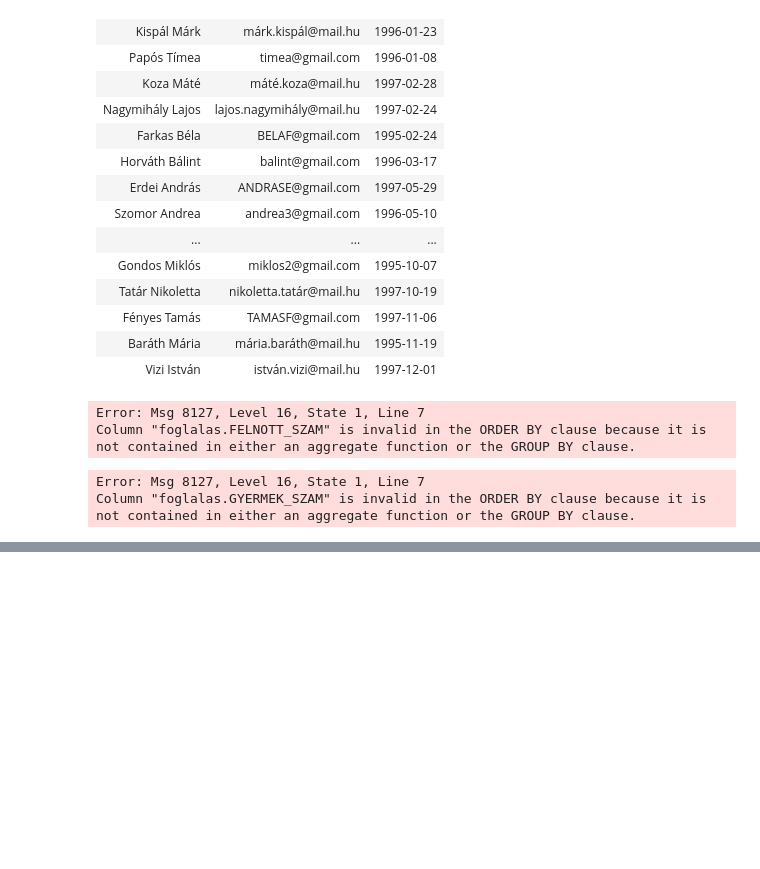
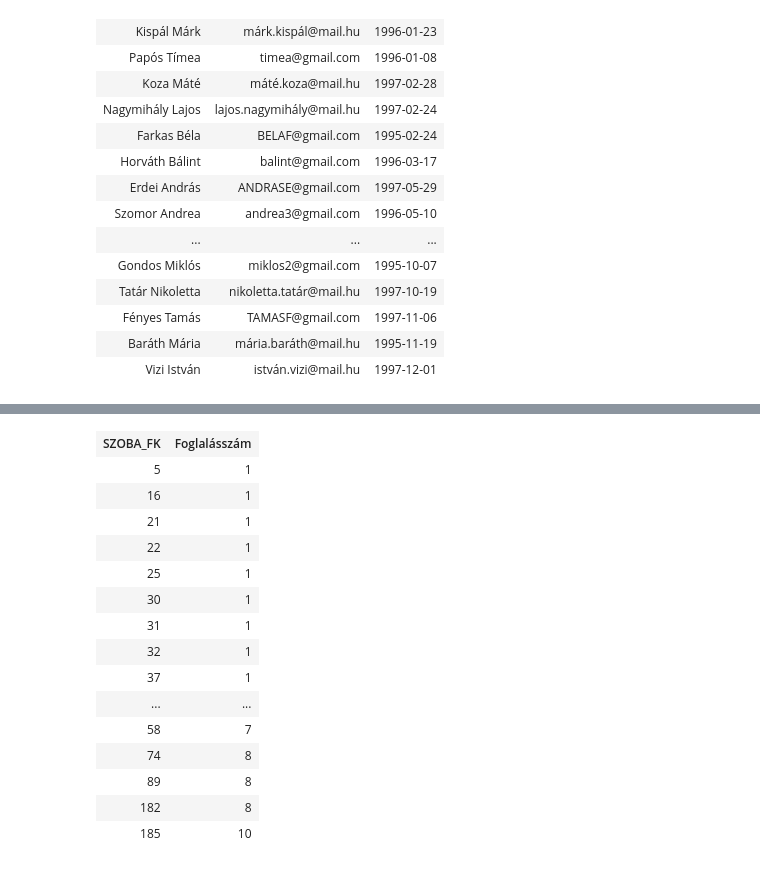
Before and after one commit to vrekaa121/adatbazis, a Jupyter notebook: zh1.ipynb, the cells around one changed output, grey strips where cells are left out. Drawn from its saved outputs; the diff is of its cells as text; code cells hidden in the pictures; blank space fills up the shorter version.

```diff
--- a/zh1.ipynb
+++ b/zh1.ipynb
@@ -28,13 +28,10 @@ Total execution time: 00:00:00.009
 # %%
 --2 feladat
 
-SELECT COUNT(FOGLALAS_PK) AS 'Foglalásszám'
+SELECT SZOBA_FK,
+        COUNT(FOGLALAS_PK) AS 'Foglalásszám'
 FROM foglalas
 WHERE felnott_szam > GYERMEK_SZAM AND (FELNOTT_SZAM + GYERMEK_SZAM) >= 2
 GROUP BY SZOBA_FK
-ORDER BY (FELNOTT_SZAM + GYERMEK_SZAM) ASC
+ORDER BY COUNT(FOGLALAS_PK)
 # %% [output]
-Error: Msg 8127, Level 16, State 1, Line 7
-Column "foglalas.FELNOTT_SZAM" is invalid in the ORDER BY clause because it is not contained in either an aggregate function or the GROUP BY clause.
-Error: Msg 8127, Level 16, State 1, Line 7
-Column "foglalas.GYERMEK_SZAM" is invalid in the ORDER BY clause because it is not contained in either an aggregate function or the GROUP BY clause.
@@ -42,3 +40,19 @@ Total execution time: 00:00:00.001
+| SZOBA_FK | Foglalásszám |
+| 5 | 1 |
+| 16 | 1 |
+| 21 | 1 |
+| 22 | 1 |
+| 25 | 1 |
+| 30 | 1 |
+| 31 | 1 |
+| 32 | 1 |
+| 37 | 1 |
+| ... | ... |
+| 58 | 7 |
+| 74 | 8 |
+| 89 | 8 |
+| 182 | 8 |
+| 185 | 10 |
 # %%
 --3
 
```
Also changed, not shown: parts of 2 cells of this notebook.
